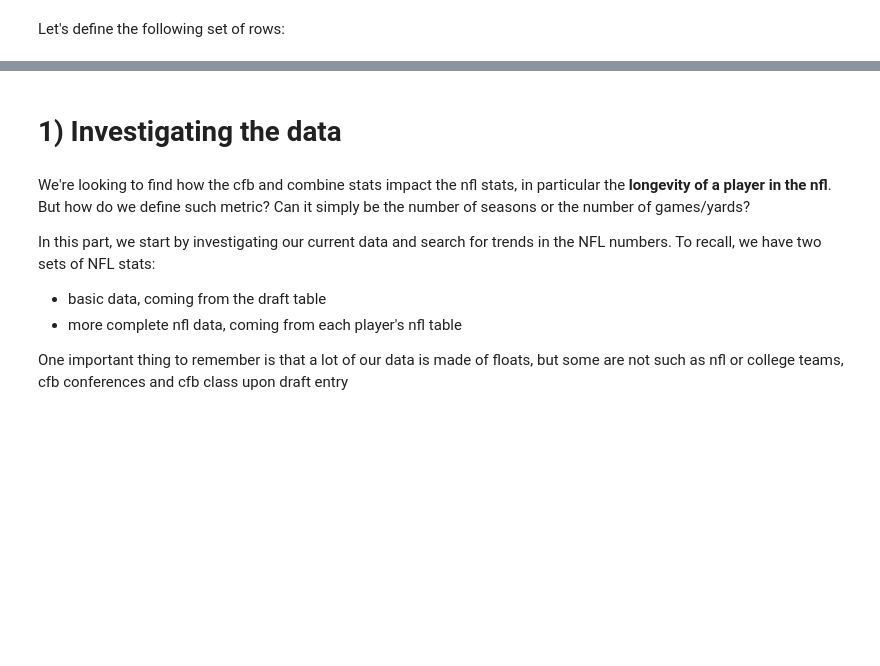
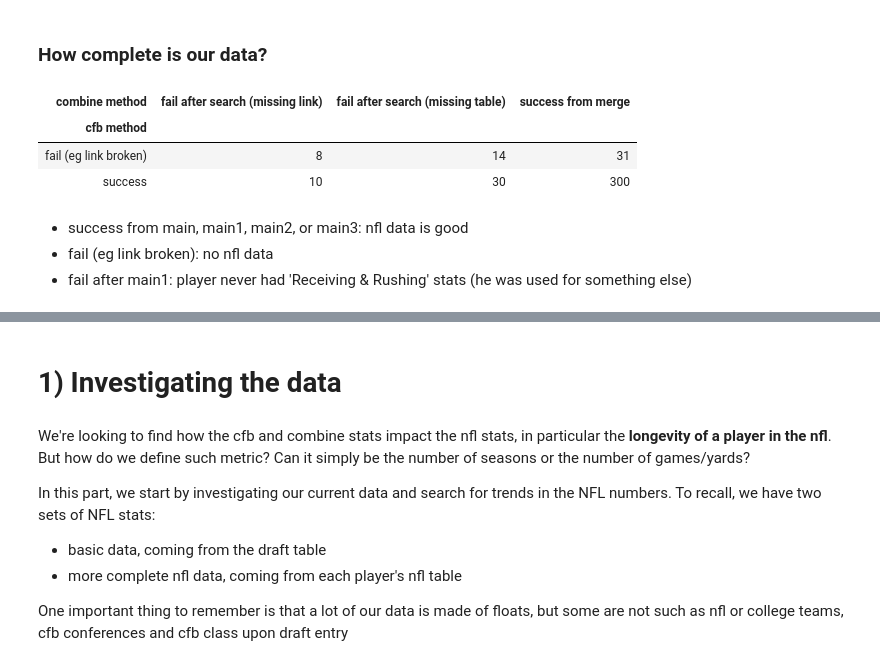
Before and after one commit to adriensaremi/Springboard, a Jupyter notebook: Capstone_1/Exploratory_Data.ipynb, the cells around one changed output, grey strips where cells are left out. Saved outputs shown, nothing was run; the diff lists cells and outputs as text; code cells hidden in the pictures; blank space fills up the shorter version.

```diff
--- a/Capstone_1/Exploratory_Data.ipynb
+++ b/Capstone_1/Exploratory_Data.ipynb
@@ -5,5 +5,3 @@ importlib.reload(Exploratory_Data_Functions)
 from Exploratory_Data_Functions import *
 # %%
 tdc = pd.read_csv('data_sets/wr_tdc_clean.csv')
-# %% [markdown]
-Let's define the following set of rows:
@@ -14,0 +8,13 @@ rows_icomp = tdc.index[(tdc['cfb method'] == 'fail (eg link broken)') & ( (tdc['
+# %% [markdown]
+### How complete is our data?
+# %%
+pd.crosstab(tdc['cfb method'], tdc['combine method'])
+# %% [output]
+| combine method | fail after search (missing link) | fail after search (missing table) | success from merge |
+| cfb method |  |  |  |
+| fail (eg link broken) | 8 | 14 | 31 |
+| success | 10 | 30 | 300 |
+# %% [markdown]
+- success from main, main1, main2, or main3: nfl data is good
+- fail (eg link broken): no nfl data
+- fail after main1: player never had 'Receiving & Rushing' stats (he was used for something else)
```
Also changed, not shown: parts of 4 cells of this notebook, 6 other files.
